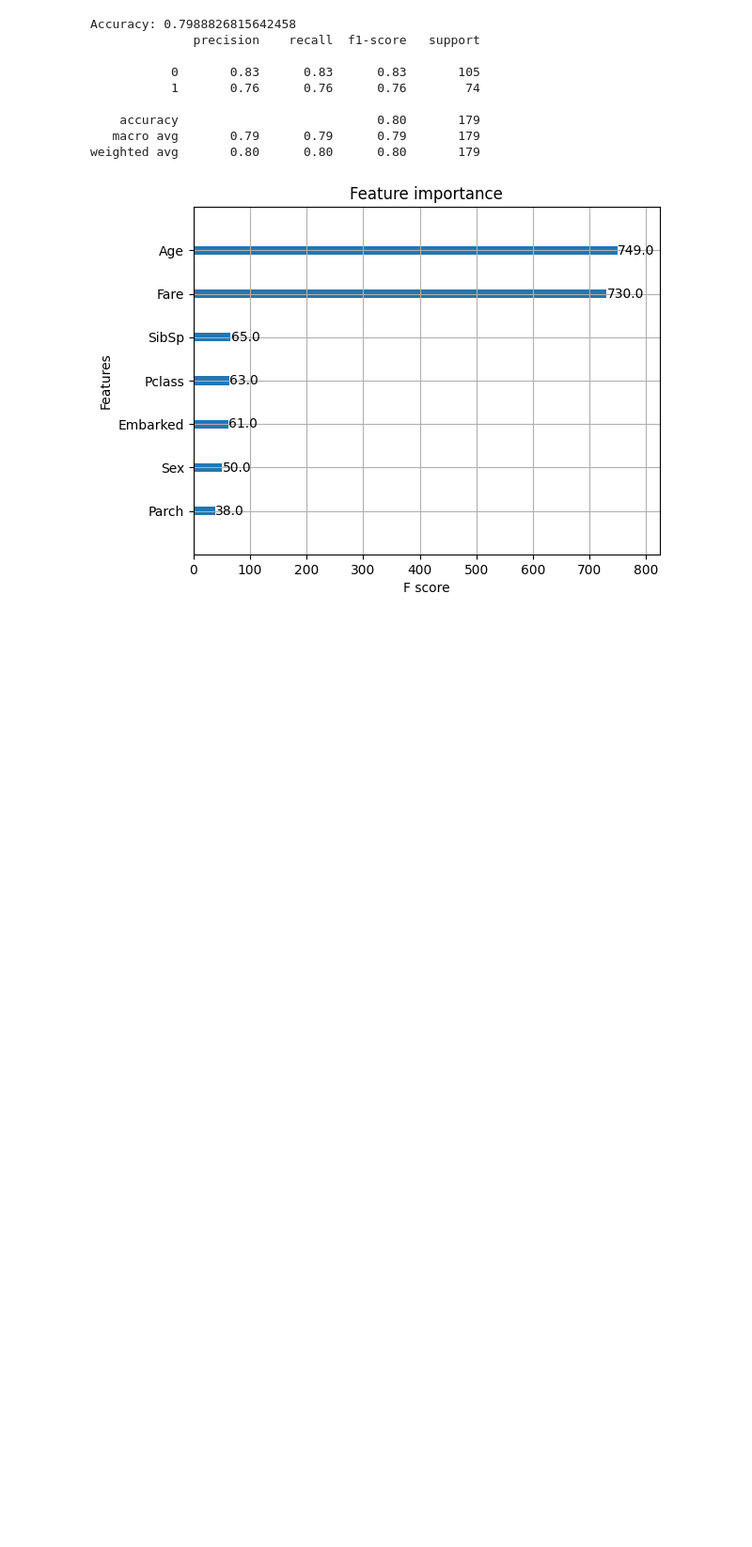
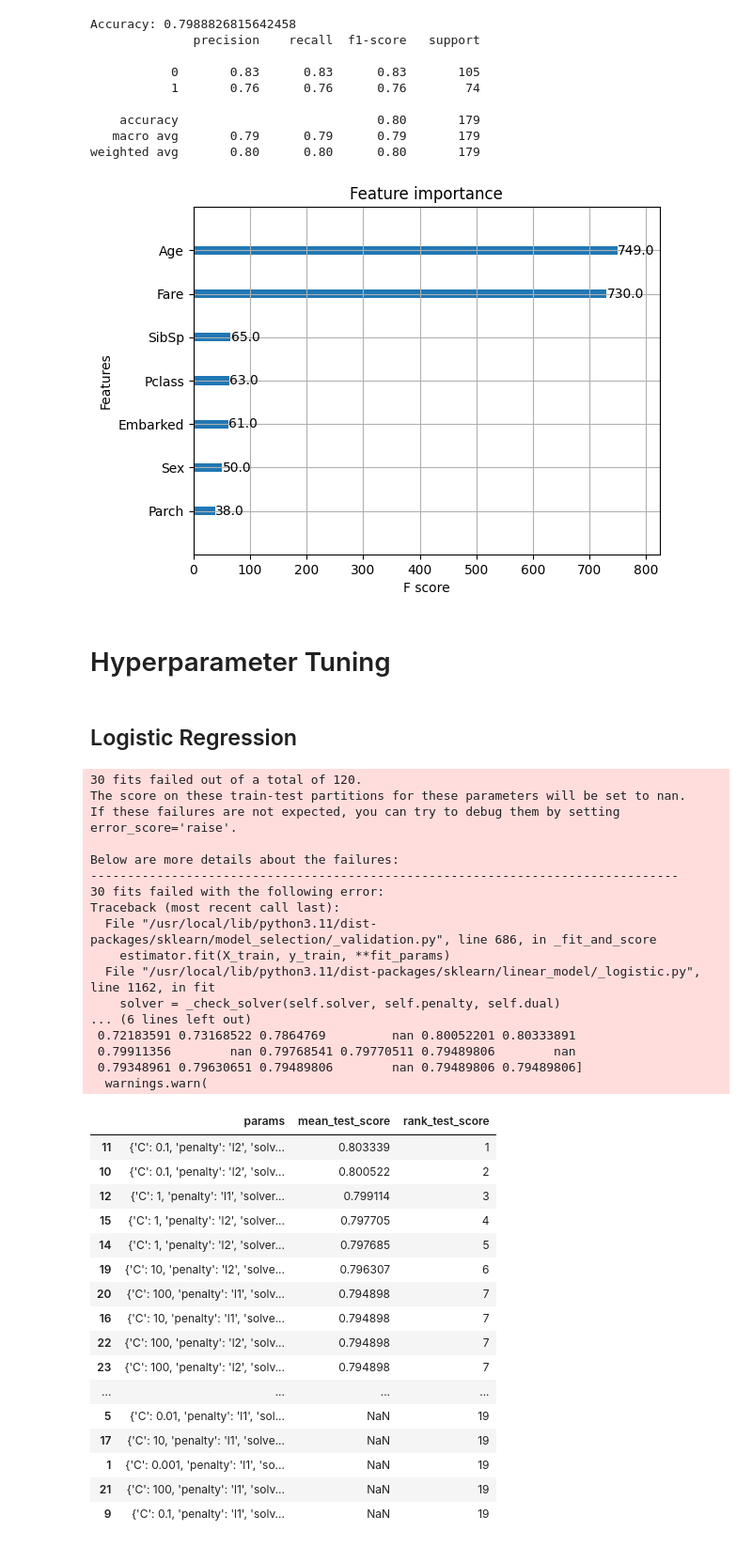
Before and after one commit to GBalagtey/Titanic_Dataset, a Jupyter notebook: titanic-dataset-w-different-models.ipynb, the cells around one changed output. Shown: that part at 94% size. Drawn from its saved outputs; the diff is of its cells as text; code cells hidden in the pictures; blank space fills up the shorter version.

Commit message:
Kaggle Notebook | Titanic Dataset w/ Different Models | With Hyperparameter Tuning via GridSearchCV

```diff
--- a/titanic-dataset-w-different-models.ipynb
+++ b/titanic-dataset-w-different-models.ipynb
@@ -317,7 +319,7 @@ X_train, X_val, y_train, y_val = train_test_split(X,y, test_size=0.2, random_sta
 # %% [markdown]
 ## Logistic Regression
 # %%
-model = LogisticRegression(max_iter=1000)
+model = LogisticRegression(max_iter=5000)
 model.fit(X_train,y_train)
 
 y_pred = model.predict(X_val)
@@ -379,3 +381,54 @@ xgb.plot_importance(model)
 plt.show()
 # %% [output]
 [figure]
+# %% [markdown]
+# Hyperparameter Tuning
+# %% [markdown]
+## Logistic Regression
+# %%
+logistic_param = [{
+    'penalty': ['l1', 'l2'],
+    'C' : [0.001,0.01,0.1,1,10,100],
+    'solver': ['liblinear', 'newton-cg']
+}]
+
+grid = GridSearchCV(LogisticRegression(), logistic_param, cv=5, scoring='accuracy')
+grid.fit(X_train, y_train)
+
+results = pd.DataFrame(grid.cv_results_)
+results[['params', 'mean_test_score', 'rank_test_score']].sort_values(by='rank_test_score')
+# %% [output]
+30 fits failed out of a total of 120.
+The score on these train-test partitions for these parameters will be set to nan.
+If these failures are not expected, you can try to debug them by setting error_score='raise'.
+
+Below are more details about the failures:
+--------------------------------------------------------------------------------
+30 fits failed with the following error:
+Traceback (most recent call last):
+  File "/usr/local/lib/python3.11/dist-packages/sklearn/model_selection/_validation.py", line 686, in _fit_and_score
+    estimator.fit(X_train, y_train, **fit_params)
+  File "/usr/local/lib/python3.11/dist-packages/sklearn/linear_model/_logistic.py", line 1162, in fit
+    solver = _check_solver(self.solver, self.penalty, self.dual)
+... (6 lines left out)
+ 0.72183591 0.73168522 0.7864769         nan 0.80052201 0.80333891
+ 0.79911356        nan 0.79768541 0.79770511 0.79489806        nan
+ 0.79348961 0.79630651 0.79489806        nan 0.79489806 0.79489806]
+  warnings.warn(
+|  | params | mean_test_score | rank_test_score |
+| 11 | {'C': 0.1, 'penalty': 'l2', 'solv... | 0.803339 | 1 |
+| 10 | {'C': 0.1, 'penalty': 'l2', 'solv... | 0.800522 | 2 |
+| 12 | {'C': 1, 'penalty': 'l1', 'solver... | 0.799114 | 3 |
+| 15 | {'C': 1, 'penalty': 'l2', 'solver... | 0.797705 | 4 |
+| 14 | {'C': 1, 'penalty': 'l2', 'solver... | 0.797685 | 5 |
+| 19 | {'C': 10, 'penalty': 'l2', 'solve... | 0.796307 | 6 |
+| 20 | {'C': 100, 'penalty': 'l1', 'solv... | 0.794898 | 7 |
+| 16 | {'C': 10, 'penalty': 'l1', 'solve... | 0.794898 | 7 |
+| 22 | {'C': 100, 'penalty': 'l2', 'solv... | 0.794898 | 7 |
+| 23 | {'C': 100, 'penalty': 'l2', 'solv... | 0.794898 | 7 |
+| ... | ... | ... | ... |
+| 5 | {'C': 0.01, 'penalty': 'l1', 'sol... | NaN | 19 |
+| 17 | {'C': 10, 'penalty': 'l1', 'solve... | NaN | 19 |
+| 1 | {'C': 0.001, 'penalty': 'l1', 'so... | NaN | 19 |
+| 21 | {'C': 100, 'penalty': 'l1', 'solv... | NaN | 19 |
+| 9 | {'C': 0.1, 'penalty': 'l1', 'solv... | NaN | 19 |
```
Also changed, not shown: parts of 8 cells of this notebook.
